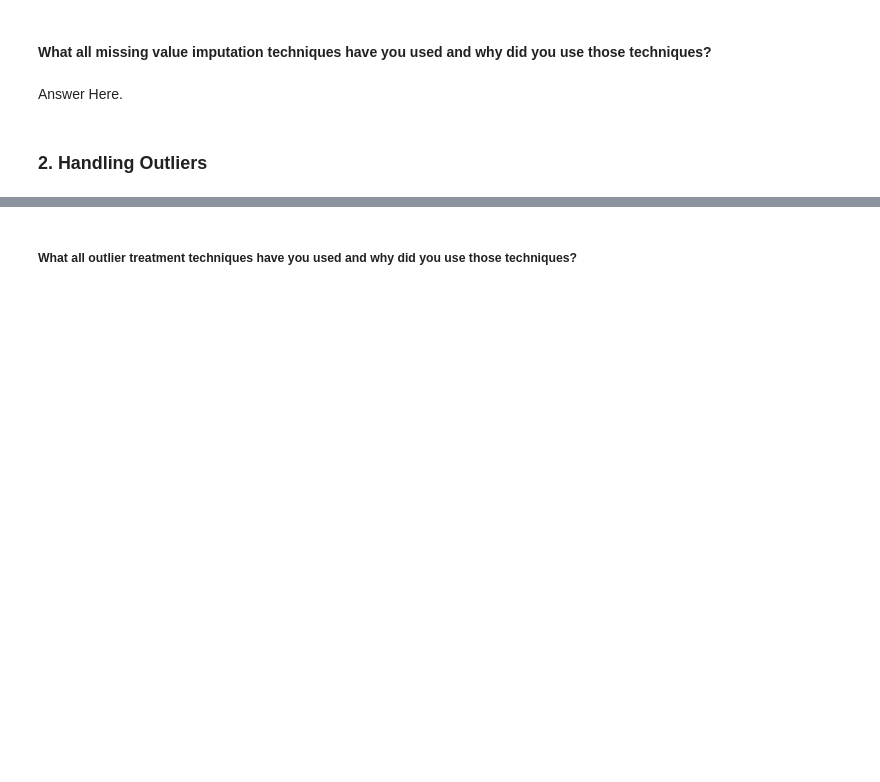
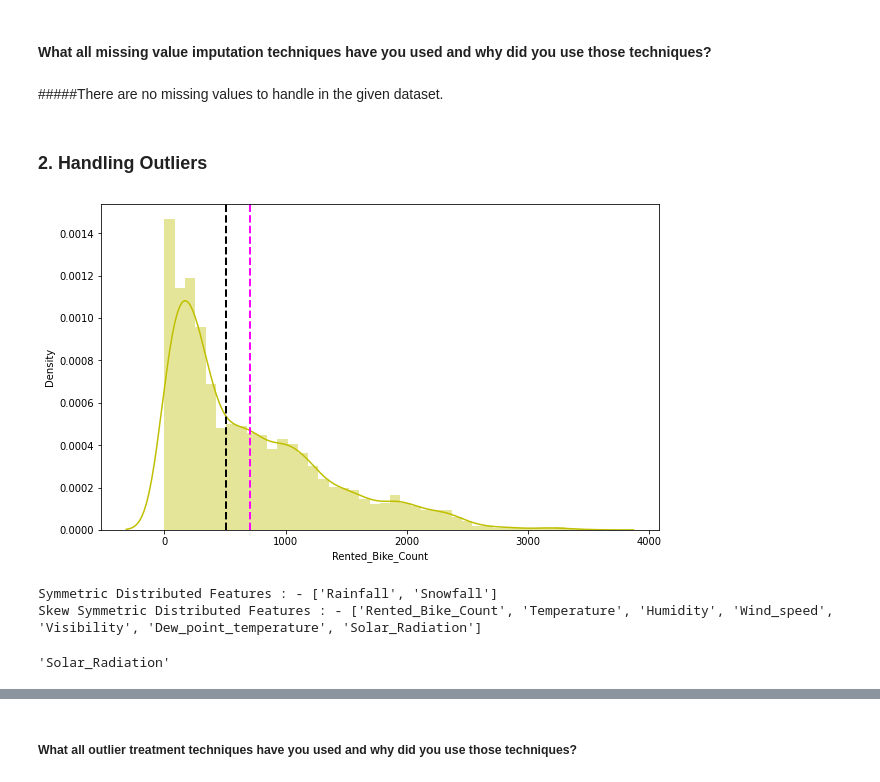
Before and after one commit to abhisheknagpure8/bike-sharing-demand-prediction, a Jupyter notebook: ML_Project_Regression_Bike_Sharing_Demand_Pred.ipynb, the cells around one changed output, grey strips where cells are left out. Cells and saved outputs as stored; diff of their text form; code cells hidden in the pictures; blank space fills up the shorter version.

```diff
--- a/ML_Project_Regression_Bike_Sharing_Demand_Pred.ipynb
+++ b/ML_Project_Regression_Bike_Sharing_Demand_Pred.ipynb
@@ -691,6 +855,6 @@ Answer Here.
 # %% [markdown]
 #### What all missing value imputation techniques have you used and why did you use those techniques?
-# %% [markdown]
-Answer Here.
+# %% [markdown]
+#####There are no missing values to handle in the given dataset.
 # %% [markdown]
 ### 2. Handling Outliers
@@ -698,0 +861,35 @@ Answer Here.
+# %%
+# Handling Outliers & Outlier treatments
+#Distribution plot of Rented Bike Count
+plt.figure(figsize=(10,6))
+plt.xlabel('Rented_Bike_Count')
+plt.ylabel('Density')
+ax=sns.distplot(df['Rented_Bike_Count'],hist=True ,color="y")
+ax.axvline(df['Rented_Bike_Count'].mean(), color='magenta', linestyle='dashed', linewidth=2)
+ax.axvline(df['Rented_Bike_Count'].median(), color='black', linestyle='dashed', linewidth=2)
+plt.show()
+# %% [output]
+[figure, added]
+# %%
+df["Seasons"]=df["Seasons"].astype('str')
+symmetric_feature=[]
+non_symmetric_feature=[]
+for i in df.describe().columns:
+  if abs(df[i].mean()-df[i].median())<0.2:
+    symmetric_feature.append(i)
+  else:
+    non_symmetric_feature.append(i)
+
+# Getting Symmetric Distributed Features
+print("Symmetric Distributed Features : -",symmetric_feature)
+
+# Getting Skew Symmetric Distributed Features
+print("Skew Symmetric Distributed Features : -",non_symmetric_feature)
+
+# Removing Customer Service Calls column from the list as it's an important factor
+# which can't be treated as outliers here will is already leading to higher churn as we have seen furing analysis.
+non_symmetric_feature.pop()
+# %% [output]
+Symmetric Distributed Features : - ['Rainfall', 'Snowfall']
+Skew Symmetric Distributed Features : - ['Rented_Bike_Count', 'Temperature', 'Humidity', 'Wind_speed', 'Visibility', 'Dew_point_temperature', 'Solar_Radiation']
+'Solar_Radiation'
```
Also changed, not shown: parts of 31 cells of this notebook.
